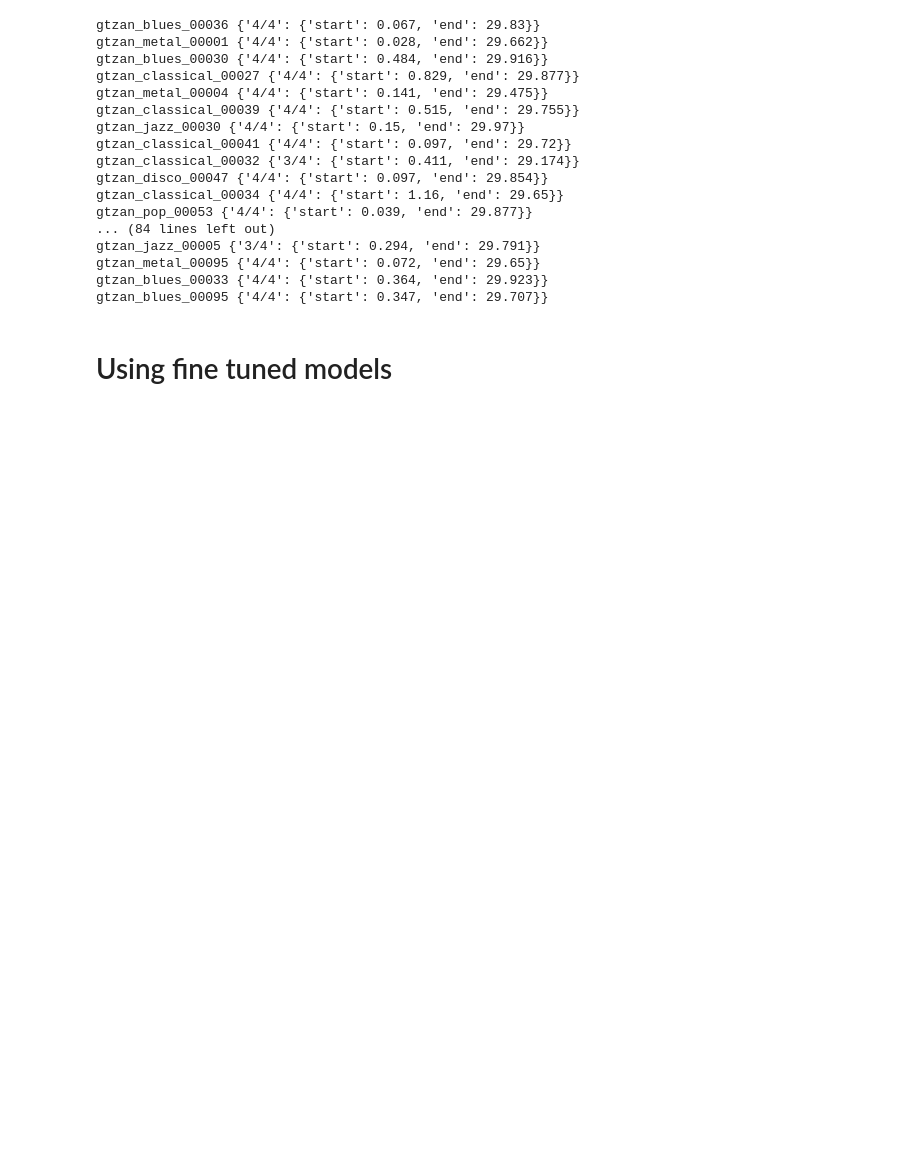
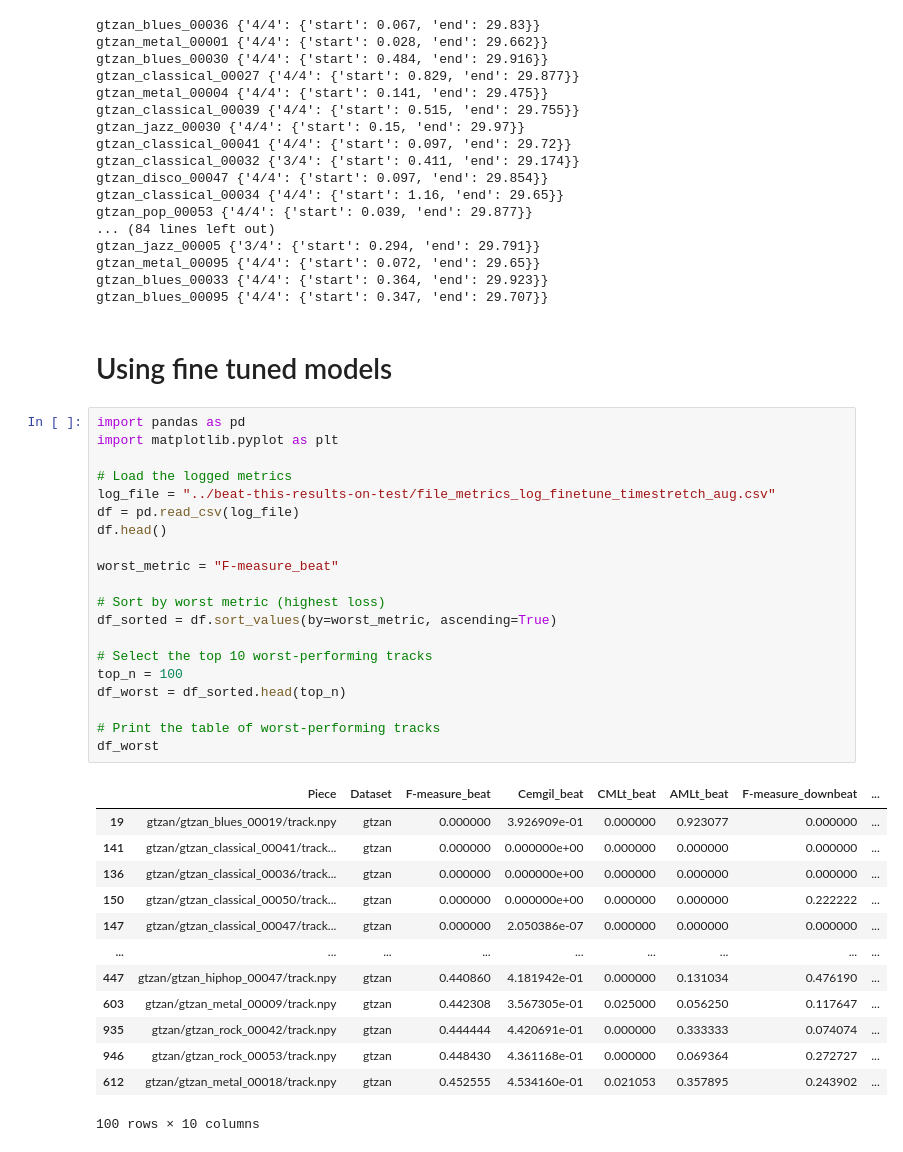
Before and after one commit to smilo7/more-beats-for-this, a Jupyter notebook: notebooks/More_Beats_for_This!_Reproducing_Beat_this!_paper_results_and_fail_case_analysis(1).ipynb, the cells around one changed output. Cells and saved outputs as stored; diff of their text form; blank space fills up the shorter version.

```diff
--- a/notebooks/More_Beats_for_This!_Reproducing_Beat_this!_paper_results_and_fail_case_analysis(1).ipynb
+++ b/notebooks/More_Beats_for_This!_Reproducing_Beat_this!_paper_results_and_fail_case_analysis(1).ipynb
@@ -431,3 +431,37 @@ gtzan_blues_00033 {'4/4': {'start': 0.364, 'end': 29.923}}
 gtzan_blues_00095 {'4/4': {'start': 0.347, 'end': 29.707}}
 # %% [markdown]
 # Using fine tuned models
+# %%
+import pandas as pd
+import matplotlib.pyplot as plt
+
+# Load the logged metrics
+log_file = "../beat-this-results-on-test/file_metrics_log_finetune_timestretch_aug.csv"
+df = pd.read_csv(log_file)
+df.head()
+
+worst_metric = "F-measure_beat"
+
+# Sort by worst metric (highest loss)
+df_sorted = df.sort_values(by=worst_metric, ascending=True)
+
+# Select the top 10 worst-performing tracks
+top_n = 100
+df_worst = df_sorted.head(top_n)
+
+# Print the table of worst-performing tracks
+df_worst
+# %% [output]
+|  | Piece | Dataset | F-measure_beat | Cemgil_beat | CMLt_beat | AMLt_beat | F-measure_downbeat | ... |
+| 19 | gtzan/gtzan_blues_00019/track.npy | gtzan | 0.000000 | 3.926909e-01 | 0.000000 | 0.923077 | 0.000000 | ... |
+| 141 | gtzan/gtzan_classical_00041/track... | gtzan | 0.000000 | 0.000000e+00 | 0.000000 | 0.000000 | 0.000000 | ... |
+| 136 | gtzan/gtzan_classical_00036/track... | gtzan | 0.000000 | 0.000000e+00 | 0.000000 | 0.000000 | 0.000000 | ... |
+| 150 | gtzan/gtzan_classical_00050/track... | gtzan | 0.000000 | 0.000000e+00 | 0.000000 | 0.000000 | 0.222222 | ... |
+| 147 | gtzan/gtzan_classical_00047/track... | gtzan | 0.000000 | 2.050386e-07 | 0.000000 | 0.000000 | 0.000000 | ... |
+| ... | ... | ... | ... | ... | ... | ... | ... | ... |
+| 447 | gtzan/gtzan_hiphop_00047/track.npy | gtzan | 0.440860 | 4.181942e-01 | 0.000000 | 0.131034 | 0.476190 | ... |
+| 603 | gtzan/gtzan_metal_00009/track.npy | gtzan | 0.442308 | 3.567305e-01 | 0.025000 | 0.056250 | 0.117647 | ... |
+| 935 | gtzan/gtzan_rock_00042/track.npy | gtzan | 0.444444 | 4.420691e-01 | 0.000000 | 0.333333 | 0.074074 | ... |
+| 946 | gtzan/gtzan_rock_00053/track.npy | gtzan | 0.448430 | 4.361168e-01 | 0.000000 | 0.069364 | 0.272727 | ... |
+| 612 | gtzan/gtzan_metal_00018/track.npy | gtzan | 0.452555 | 4.534160e-01 | 0.021053 | 0.357895 | 0.243902 | ... |
+100 rows × 10 columns
```
Also changed, not shown: parts of 4 cells of this notebook.
